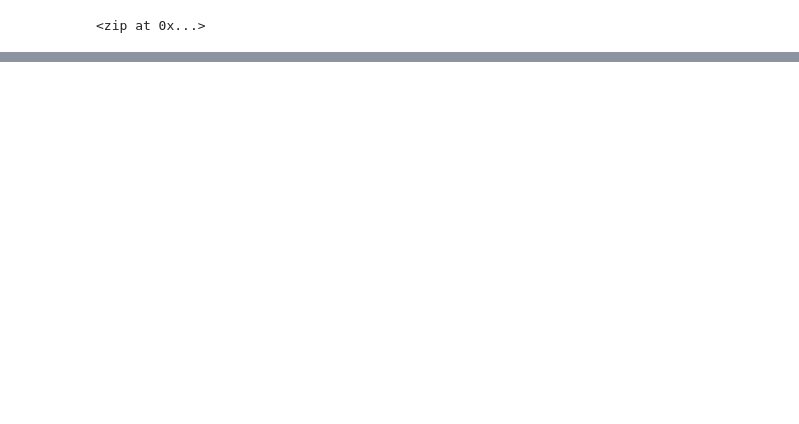
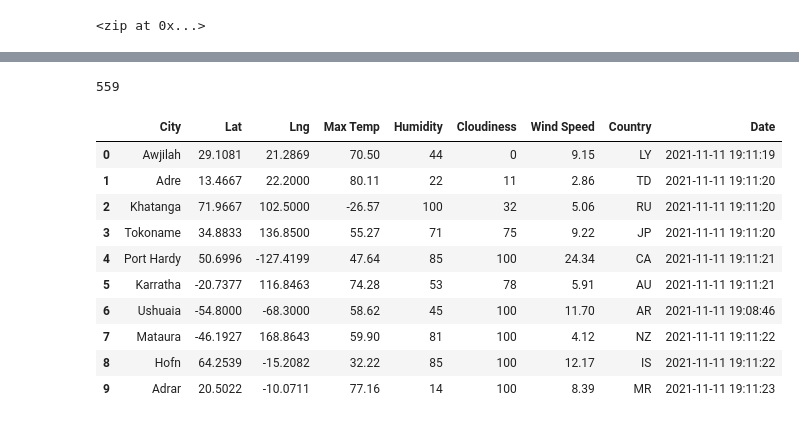
Before and after one commit to Ryan-Fried/Module_6_World_Weather_Analysis, a Jupyter notebook: WeatherPy.ipynb, the cells around one changed output, grey strips where cells are left out. Cells and saved outputs as stored; diff of their text form; code cells hidden in the pictures; blank space fills up the shorter version.

```diff
--- a/WeatherPy.ipynb
+++ b/WeatherPy.ipynb
@@ -31,0 +122,20 @@ len(cities)
+# %%
+len(city_data)
+# %% [output]
+559
+# %%
+# Convert the array of dictionaries to a Pandas DataFrame
+city_data_df = pd.DataFrame(city_data)
+city_data_df.head(10)
+# %% [output]
+|  | City | Lat | Lng | Max Temp | Humidity | Cloudiness | Wind Speed | Country | Date |
+| 0 | Awjilah | 29.1081 | 21.2869 | 70.50 | 44 | 0 | 9.15 | LY | 2021-11-11 19:11:19 |
+| 1 | Adre | 13.4667 | 22.2000 | 80.11 | 22 | 11 | 2.86 | TD | 2021-11-11 19:11:20 |
+| 2 | Khatanga | 71.9667 | 102.5000 | -26.57 | 100 | 32 | 5.06 | RU | 2021-11-11 19:11:20 |
+| 3 | Tokoname | 34.8833 | 136.8500 | 55.27 | 71 | 75 | 9.22 | JP | 2021-11-11 19:11:20 |
+| 4 | Port Hardy | 50.6996 | -127.4199 | 47.64 | 85 | 100 | 24.34 | CA | 2021-11-11 19:11:21 |
+| 5 | Karratha | -20.7377 | 116.8463 | 74.28 | 53 | 78 | 5.91 | AU | 2021-11-11 19:11:21 |
+| 6 | Ushuaia | -54.8000 | -68.3000 | 58.62 | 45 | 100 | 11.70 | AR | 2021-11-11 19:08:46 |
+| 7 | Mataura | -46.1927 | 168.8643 | 59.90 | 81 | 100 | 4.12 | NZ | 2021-11-11 19:11:22 |
+| 8 | Hofn | 64.2539 | -15.2082 | 32.22 | 85 | 100 | 12.17 | IS | 2021-11-11 19:11:22 |
+| 9 | Adrar | 20.5022 | -10.0711 | 77.16 | 14 | 100 | 8.39 | MR | 2021-11-11 19:11:23 |
```
Also changed, not shown: parts of 7 cells of this notebook, 3 other files.
